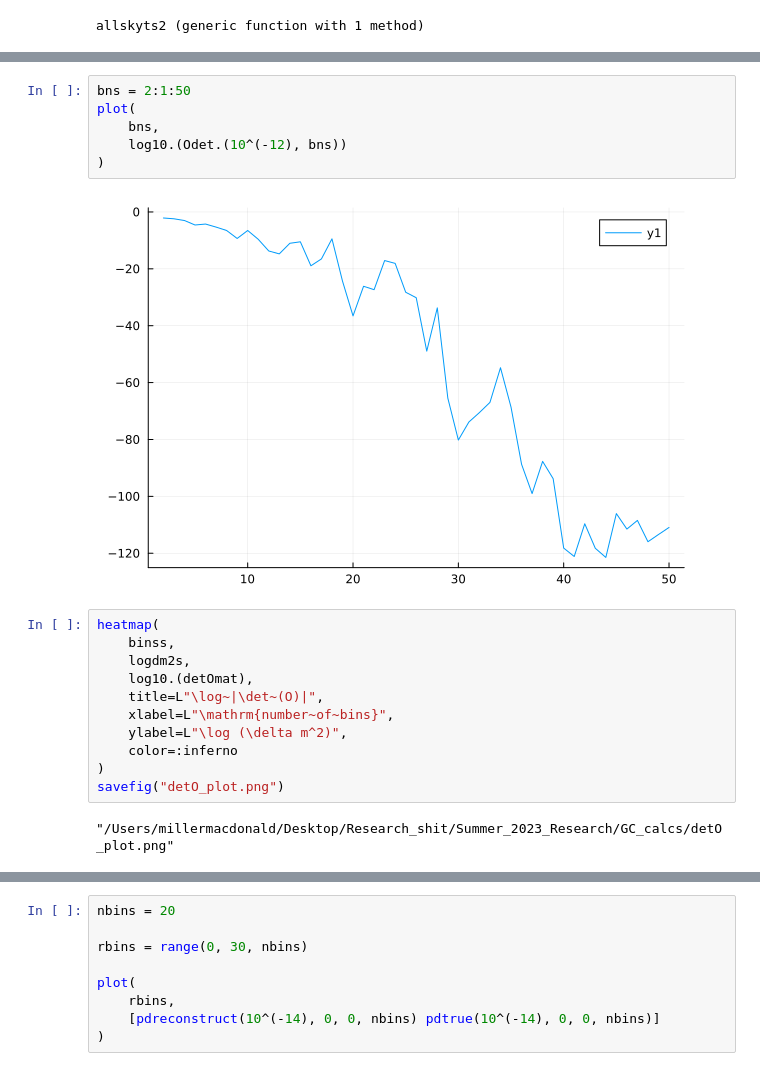
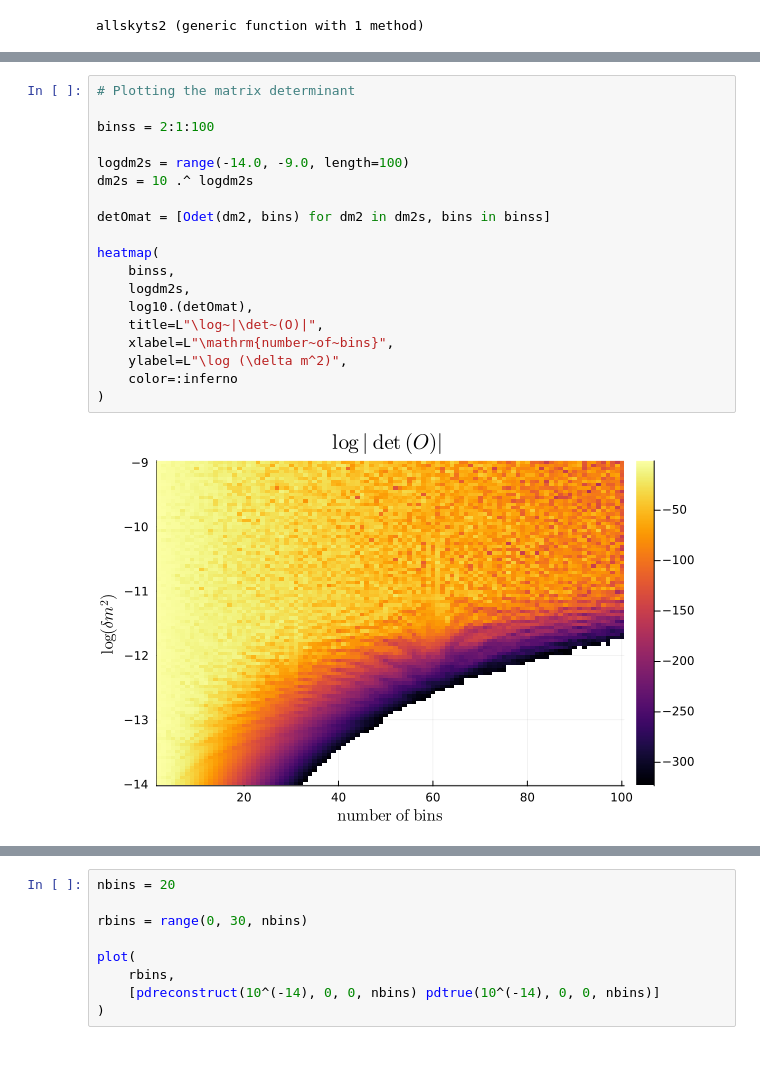
Before and after one commit to mymacd2/pseudo-Dirac-summer-research, a Jupyter notebook: GC_calcs/julia_gc_reco_test.ipynb, the cells around one changed output, grey strips where cells are left out. Saved outputs shown, nothing was run; the diff lists cells and outputs as text.

```diff
--- a/GC_calcs/julia_gc_reco_test.ipynb
+++ b/GC_calcs/julia_gc_reco_test.ipynb
@@ -175,21 +225,21 @@ detOmat = [Odet(dm2, bins) for dm2 in dm2s, bins in binss]
-# %%
-bns = 2:1:50
-plot(
-    bns,
-    log10.(Odet.(10^(-12), bns))
-)
-# %% [output]
-[figure, removed]
 # %%
+# Plotting the matrix determinant
+
+binss = 2:1:100
+
+logdm2s = range(-14.0, -9.0, length=100)
+dm2s = 10 .^ logdm2s
+
+detOmat = [Odet(dm2, bins) for dm2 in dm2s, bins in binss]
+
 heatmap(
     binss,
     logdm2s,
     log10.(detOmat),
     title=L"\log~|\det~(O)|",
     xlabel=L"\mathrm{number~of~bins}",
     ylabel=L"\log (\delta m^2)",
     color=:inferno
 )
-savefig("detO_plot.png")
 # %% [output]
-"/Users/millermacdonald/Desktop/Research_shit/Summer_2023_Research/GC_calcs/detO_plot.png"
+[figure, added]
```
Also changed, not shown: parts of 15 cells of this notebook.
